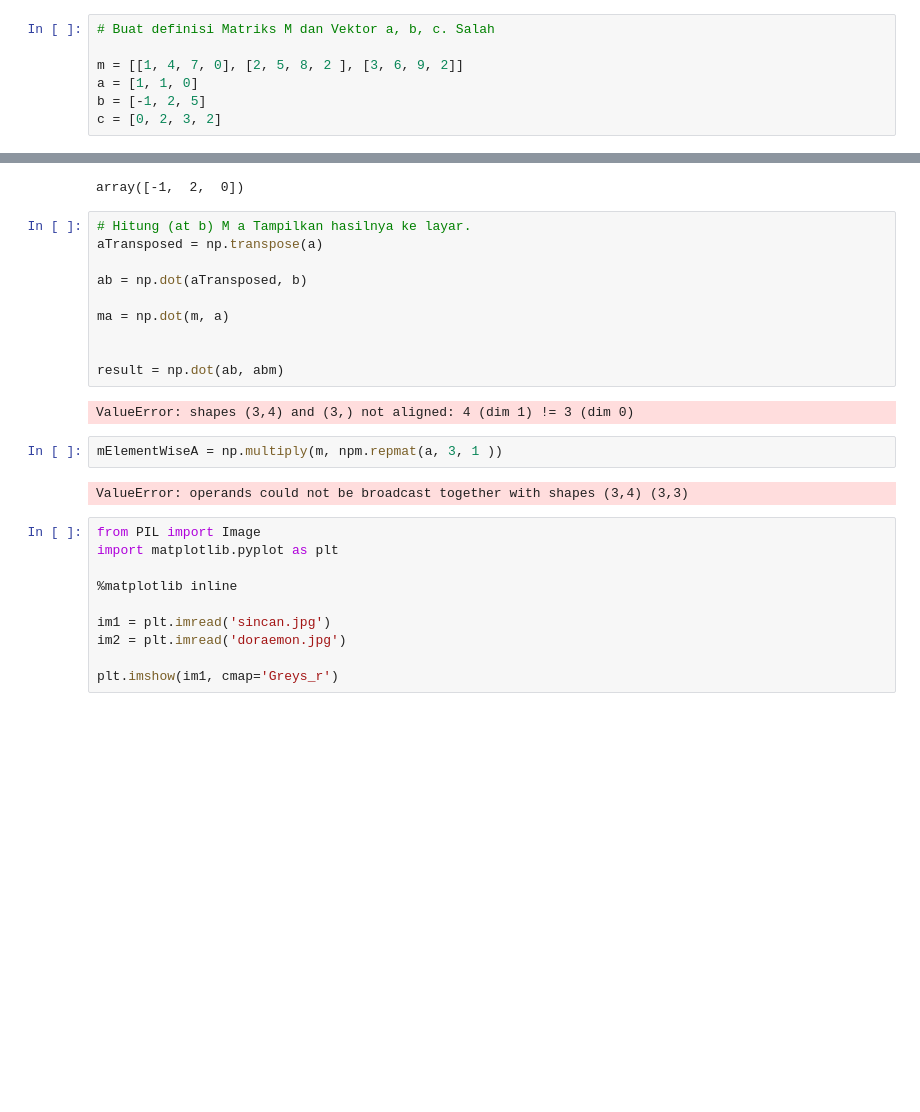
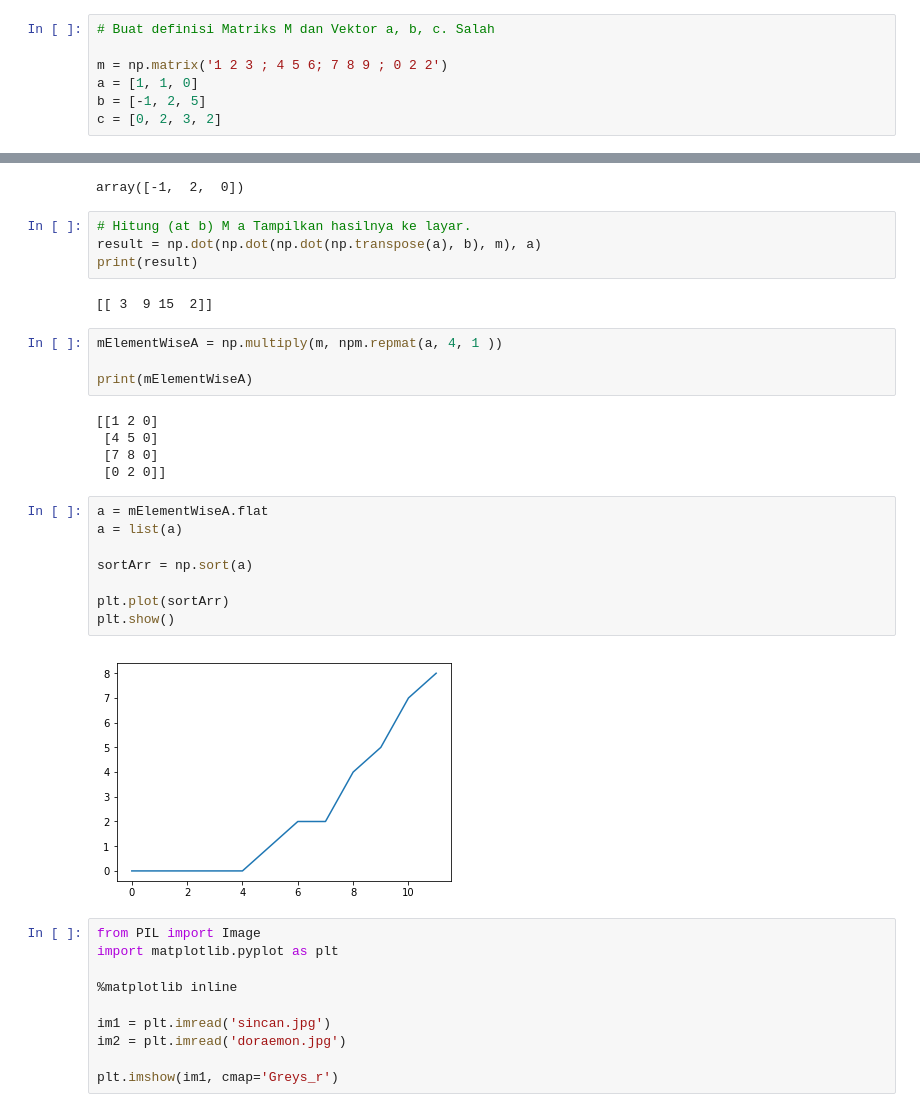
Before and after one commit to yogiwisesa/basic-matrix-image-manipulation, a Jupyter notebook: Sisrek cuy.ipynb, the cells around one changed output, grey strips where cells are left out. Drawn from its saved outputs; the diff is of its cells as text; blank space fills up the shorter version.

```diff
--- a/Sisrek cuy.ipynb
+++ b/Sisrek cuy.ipynb
@@ -7,7 +7,7 @@ import matplotlib.pyplot as plt
 # %%
 # Buat definisi Matriks M dan Vektor a, b, c. Salah
 
-m = [[1, 4, 7, 0], [2, 5, 8, 2 ], [3, 6, 9, 2]]
+m = np.matrix('1 2 3 ; 4 5 6; 7 8 9 ; 0 2 2')
 a = [1, 1, 0]
 b = [-1, 2, 5]
 c = [0, 2, 3, 2]
@@ -29,20 +29,29 @@ aElementWiseb
 array([-1,  2,  0])
 # %%
 # Hitung (at b) M a Tampilkan hasilnya ke layar.
-aTransposed = np.transpose(a)
-
-ab = np.dot(aTransposed, b)
-
-ma = np.dot(m, a)
-
-
-result = np.dot(ab, abm)
+result = np.dot(np.dot(np.dot(np.transpose(a), b), m), a)
+print(result)
 # %% [output]
-ValueError: shapes (3,4) and (3,) not aligned: 4 (dim 1) != 3 (dim 0)
+[[ 3  9 15  2]]
 # %%
-mElementWiseA = np.multiply(m, npm.repmat(a, 3, 1 ))
+mElementWiseA = np.multiply(m, npm.repmat(a, 4, 1 ))
+
+print(mElementWiseA)
 # %% [output]
-ValueError: operands could not be broadcast together with shapes (3,4) (3,3)
+[[1 2 0]
+ [4 5 0]
+ [7 8 0]
+ [0 2 0]]
+# %%
+a = mElementWiseA.flat
+a = list(a)
+
+sortArr = np.sort(a)
+
+plt.plot(sortArr)
+plt.show()
+# %% [output]
+[figure, added]
 # %%
 from PIL import Image
 import matplotlib.pyplot as plt
```
